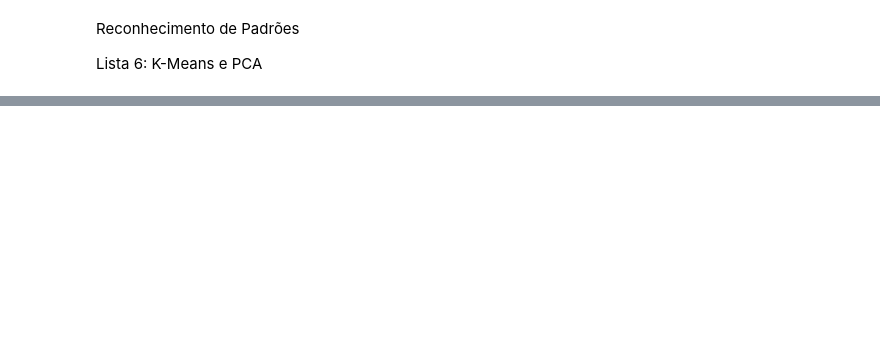
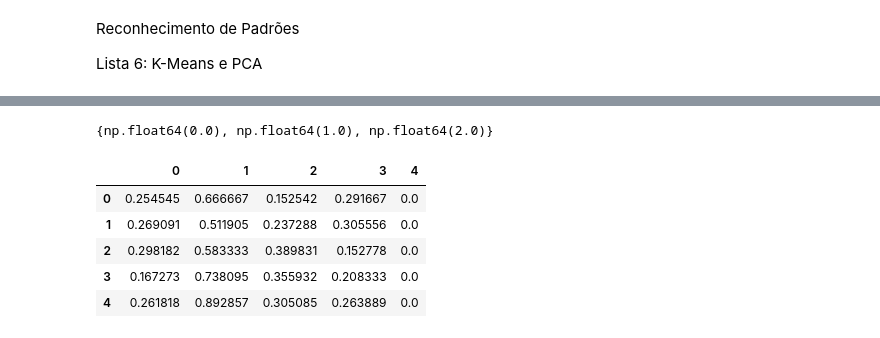
Before and after one commit to viniciuspxc/Reconhecimento_de_Padroes, a Jupyter notebook: Listas/Lista 6/Lista 06.ipynb, the cells around one changed output, grey strips where cells are left out. Cells and saved outputs as stored; diff of their text form; code cells hidden in the pictures; blank space fills up the shorter version.

```diff
--- a/Listas/Lista 6/Lista 06.ipynb
+++ b/Listas/Lista 6/Lista 06.ipynb
@@ -177,0 +186,20 @@ Melhor k: 7 com índice DB: 0.53
+# %%
+penguins = pd.read_csv("content/penguins.csv", header=None)
+y = penguins.iloc[:, -1].values
+
+penguins_max = penguins.max()
+penguins_min = penguins.min()
+penguins = (penguins - penguins_min) / (penguins_max - penguins_min)
+
+X = penguins.iloc[:, :-1].values
+
+print(set(y))
+penguins.head()
+# %% [output]
+{np.float64(0.0), np.float64(1.0), np.float64(2.0)}
+|  | 0 | 1 | 2 | 3 | 4 |
+| 0 | 0.254545 | 0.666667 | 0.152542 | 0.291667 | 0.0 |
+| 1 | 0.269091 | 0.511905 | 0.237288 | 0.305556 | 0.0 |
+| 2 | 0.298182 | 0.583333 | 0.389831 | 0.152778 | 0.0 |
+| 3 | 0.167273 | 0.738095 | 0.355932 | 0.208333 | 0.0 |
+| 4 | 0.261818 | 0.892857 | 0.305085 | 0.263889 | 0.0 |
```
Also changed, not shown: parts of 17 cells of this notebook, 3 other files.
